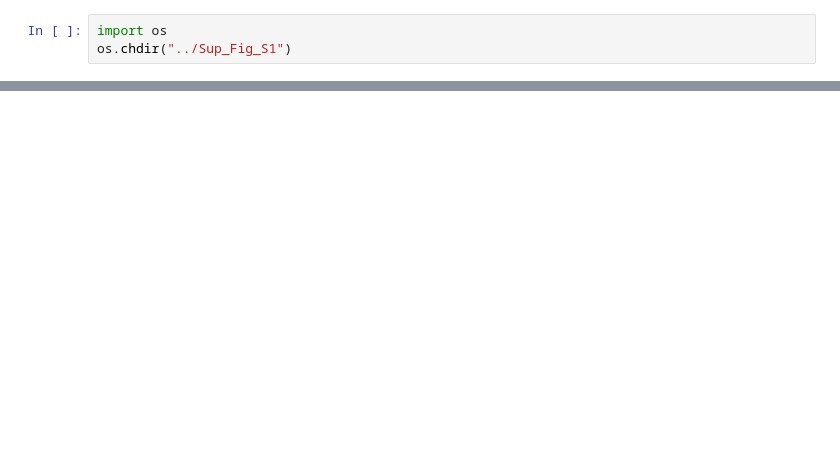
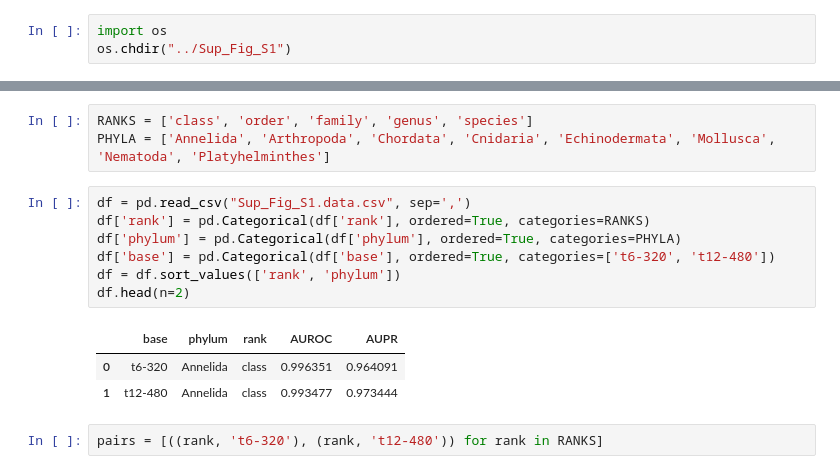
Before and after one commit to DMnBI/DeepCOI-reproduce, a Jupyter notebook: Supp/notebooks/Sup_Fig_S1.ipynb, the cells around one changed output, grey strips where cells are left out. Cells and saved outputs as stored; diff of their text form; blank space fills up the shorter version.

```diff
--- a/Supp/notebooks/Sup_Fig_S1.ipynb
+++ b/Supp/notebooks/Sup_Fig_S1.ipynb
@@ -118,0 +15,16 @@ species
+# %%
+RANKS = ['class', 'order', 'family', 'genus', 'species']
+PHYLA = ['Annelida', 'Arthropoda', 'Chordata', 'Cnidaria', 'Echinodermata', 'Mollusca', 'Nematoda', 'Platyhelminthes']
+# %%
+df = pd.read_csv("Sup_Fig_S1.data.csv", sep=',')
+df['rank'] = pd.Categorical(df['rank'], ordered=True, categories=RANKS)
+df['phylum'] = pd.Categorical(df['phylum'], ordered=True, categories=PHYLA)
+df['base'] = pd.Categorical(df['base'], ordered=True, categories=['t6-320', 't12-480'])
+df = df.sort_values(['rank', 'phylum'])
+df.head(n=2)
+# %% [output]
+|  | base | phylum | rank | AUROC | AUPR |
+| 0 | t6-320 | Annelida | class | 0.996351 | 0.964091 |
+| 1 | t12-480 | Annelida | class | 0.993477 | 0.973444 |
+# %%
+pairs = [((rank, 't6-320'), (rank, 't12-480')) for rank in RANKS]
```
Also changed, not shown: parts of 9 cells of this notebook, 11 other files.
